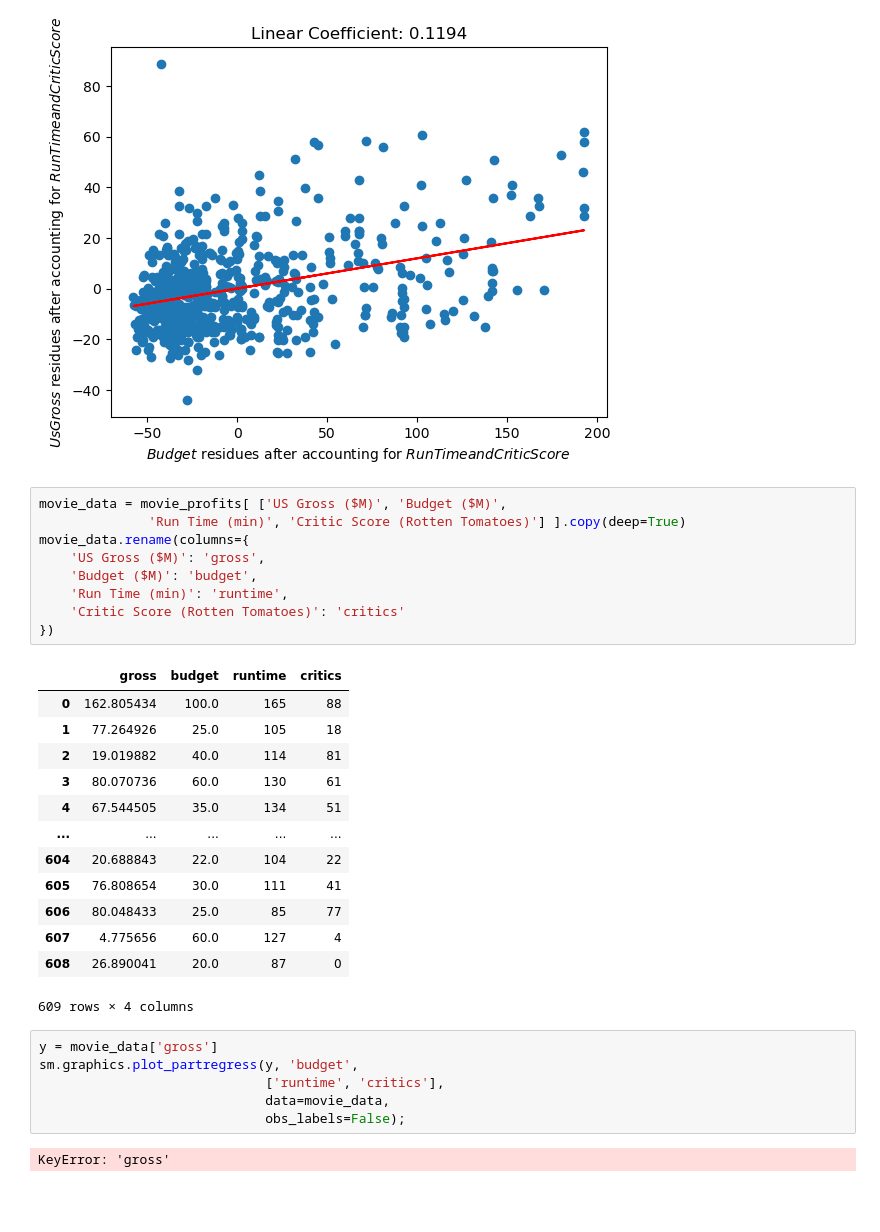
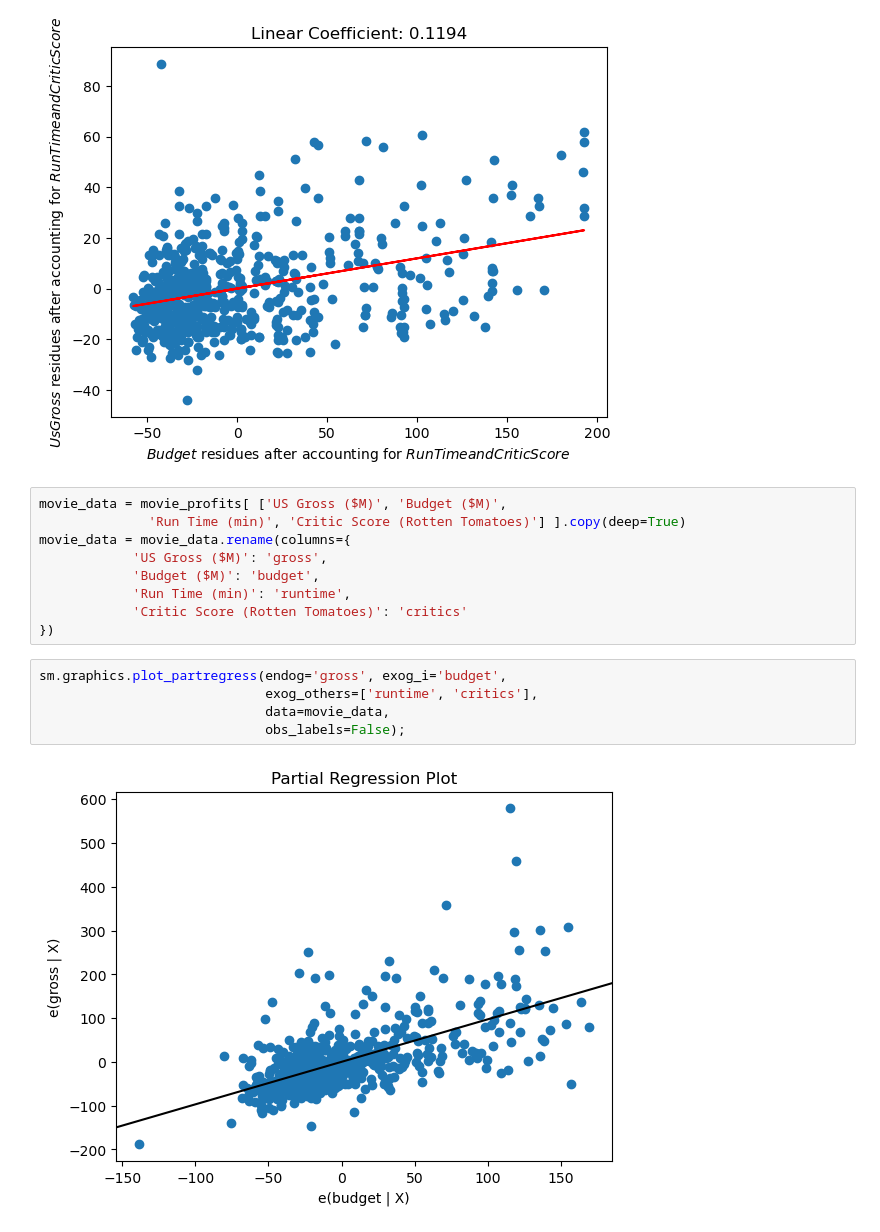
Before and after one commit to StephenDSNYC/IS5, a Jupyter notebook: exercise/ch09/ch09_movie_profits.ipynb, the cells around one changed output. Saved outputs shown, nothing was run; the diff lists cells and outputs as text; blank space fills up the shorter version.

```diff
--- a/exercise/ch09/ch09_movie_profits.ipynb
+++ b/exercise/ch09/ch09_movie_profits.ipynb
@@ -183,31 +183,16 @@ plt.plot(budget_residues, linmod.predict(np.array(budget_residues).reshape(-1,1)
 # %%
 movie_data = movie_profits[ ['US Gross ($M)', 'Budget ($M)',
               'Run Time (min)', 'Critic Score (Rotten Tomatoes)'] ].copy(deep=True)
-movie_data.rename(columns={
-    'US Gross ($M)': 'gross',
-    'Budget ($M)': 'budget',
-    'Run Time (min)': 'runtime',
-    'Critic Score (Rotten Tomatoes)': 'critics'
+movie_data = movie_data.rename(columns={
+            'US Gross ($M)': 'gross',
+            'Budget ($M)': 'budget',
+            'Run Time (min)': 'runtime',
+            'Critic Score (Rotten Tomatoes)': 'critics'
 })
-# %% [output]
-|  | gross | budget | runtime | critics |
-| 0 | 162.805434 | 100.0 | 165 | 88 |
-| 1 | 77.264926 | 25.0 | 105 | 18 |
-| 2 | 19.019882 | 40.0 | 114 | 81 |
-| 3 | 80.070736 | 60.0 | 130 | 61 |
-| 4 | 67.544505 | 35.0 | 134 | 51 |
-| ... | ... | ... | ... | ... |
-| 604 | 20.688843 | 22.0 | 104 | 22 |
-| 605 | 76.808654 | 30.0 | 111 | 41 |
-| 606 | 80.048433 | 25.0 | 85 | 77 |
-| 607 | 4.775656 | 60.0 | 127 | 4 |
-| 608 | 26.890041 | 20.0 | 87 | 0 |
-609 rows × 4 columns
 # %%
-y = movie_data['gross']
-sm.graphics.plot_partregress(y, 'budget',
-                             ['runtime', 'critics'],
+sm.graphics.plot_partregress(endog='gross', exog_i='budget',
+                             exog_others=['runtime', 'critics'],
                              data=movie_data,
                              obs_labels=False);
 # %% [output]
-KeyError: 'gross'
+[figure, added]
```
Also changed, not shown: parts of 1 cell of this notebook.
